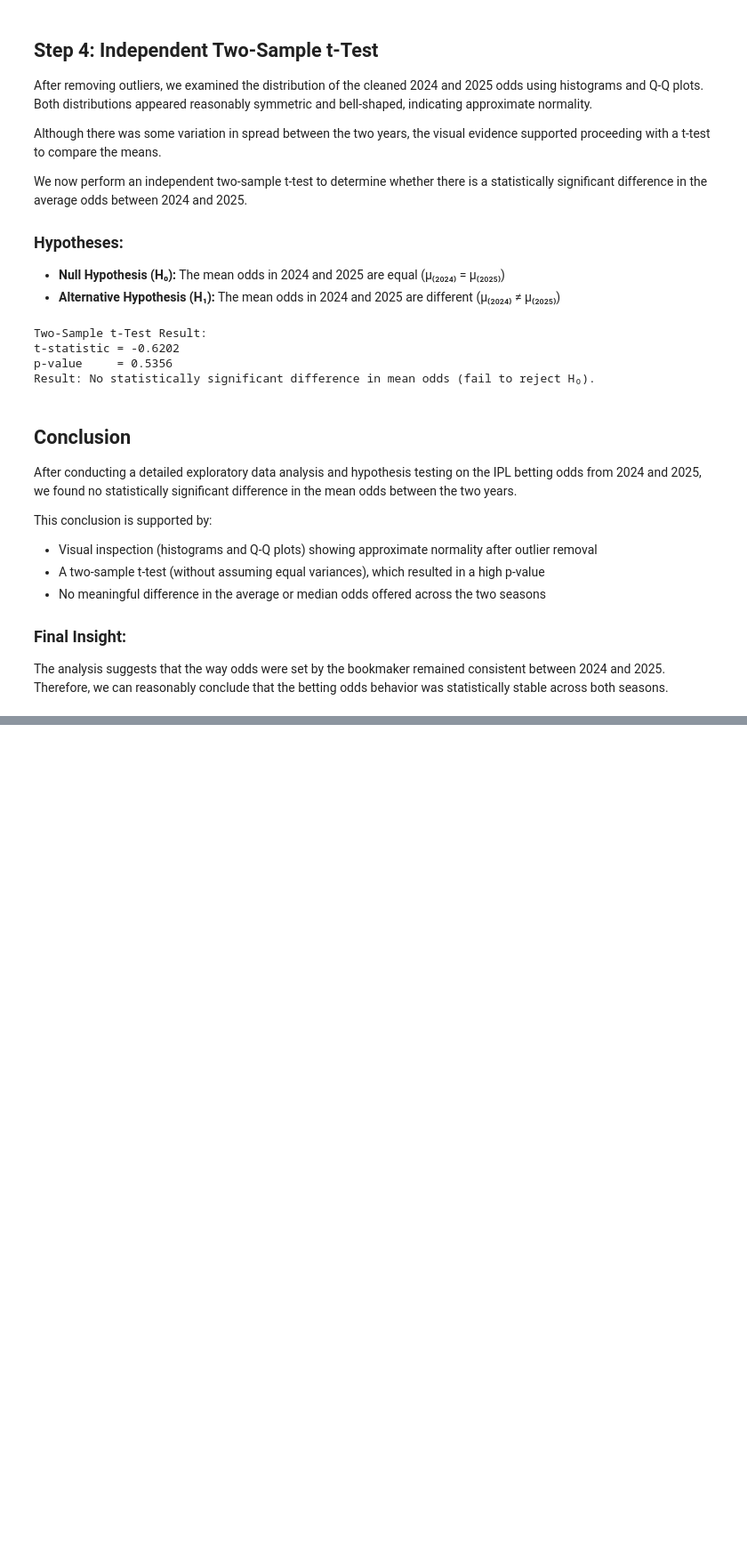
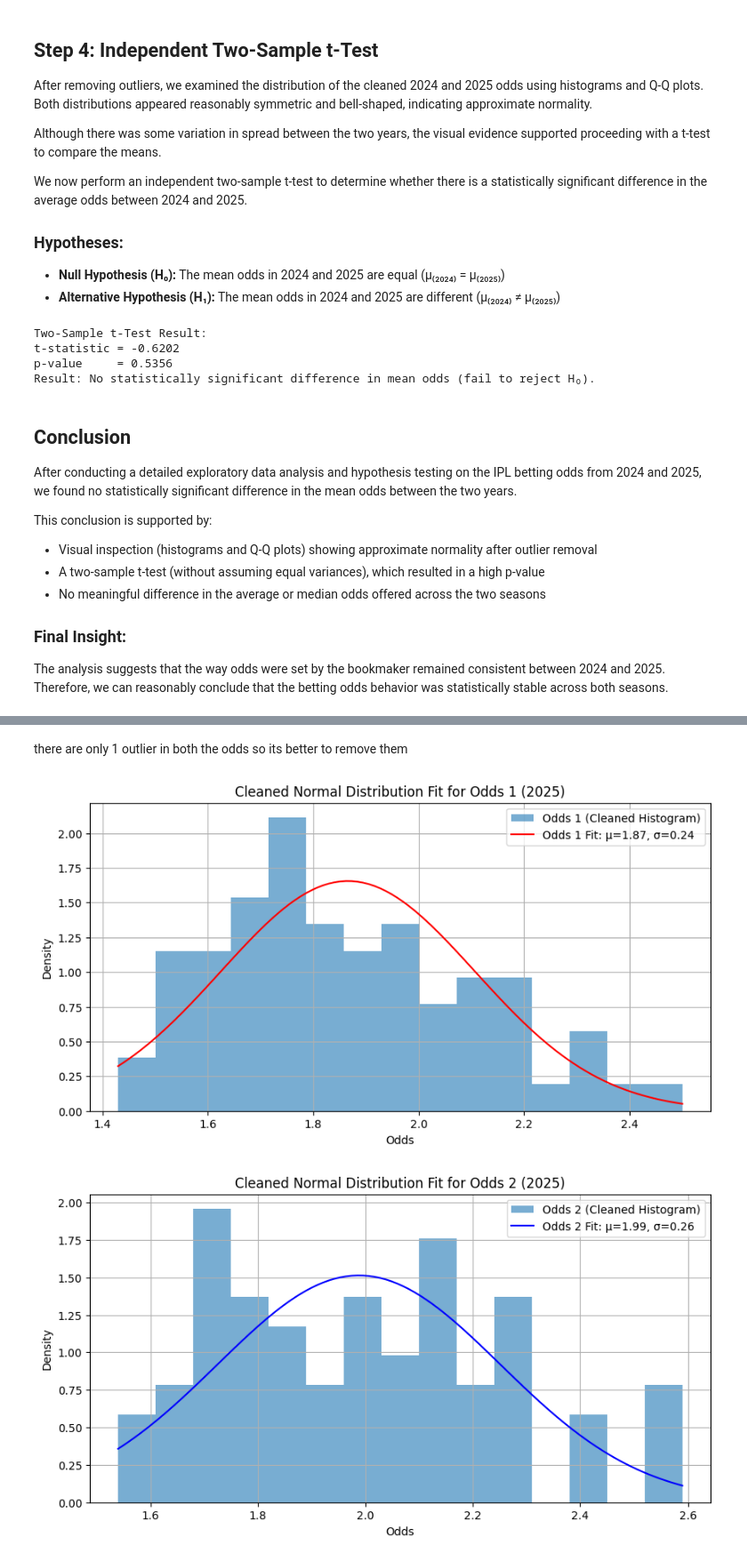
Before and after one commit to VechamGautham/IPL-EARLY-SIXES, a Jupyter notebook: eda.ipynb, the cells around one changed output, grey strips where cells are left out. Shown at 89% size. Drawn from its saved outputs; the diff is of its cells as text; code cells hidden in the pictures; blank space fills up the shorter version.

```diff
--- a/eda.ipynb
+++ b/eda.ipynb
@@ -337,3 +353,62 @@ plt.show()
+# %% [markdown]
+there are only 1 outlier in both the odds so its better to remove them
+# %%
+import pandas as pd
+import matplotlib.pyplot as plt
+import seaborn as sns
+import numpy as np
+from scipy.stats import norm
+
+# Filter for 2025
+odds_df_2025 = odds_df[odds_df["Year"] == 2025]
+odds1 = odds_df_2025['Odds 1']
+odds2 = odds_df_2025['Odds 2']
+
+# IQR-based outlier removal function
+def remove_outliers_iqr(series):
+    Q1 = series.quantile(0.25)
+    Q3 = series.quantile(0.75)
+    IQR = Q3 - Q1
+    lower = Q1 - 1.5 * IQR
+    upper = Q3 + 1.5 * IQR
+    return series[(series >= lower) & (series <= upper)]
+
+# Clean odds 1 and odds 2
+clean_odds1 = remove_outliers_iqr(odds1)
+clean_odds2 = remove_outliers_iqr(odds2)
+
+# Fit normal distributions
+mean1, std1 = norm.fit(clean_odds1)
+mean2, std2 = norm.fit(clean_odds2)
+
+# X-axis ranges
+x1 = np.linspace(clean_odds1.min(), clean_odds1.max(), 100)
+x2 = np.linspace(clean_odds2.min(), clean_odds2.max(), 100)
+
+# Plot Odds 1
+plt.figure(figsize=(10, 5))
+plt.hist(clean_odds1, bins=15, density=True, alpha=0.6, label='Odds 1 (Cleaned Histogram)')
+plt.plot(x1, norm.pdf(x1, mean1, std1), 'r-', label=f'Odds 1 Fit: μ={mean1:.2f}, σ={std1:.2f}')
+plt.title('Cleaned Normal Distribution Fit for Odds 1 (2025)')
+plt.xlabel('Odds')
+plt.ylabel('Density')
+plt.legend()
+plt.grid(True)
+plt.show()
+
+# Plot Odds 2
+plt.figure(figsize=(10, 5))
+plt.hist(clean_odds2, bins=15, density=True, alpha=0.6, label='Odds 2 (Cleaned Histogram)')
+plt.plot(x2, norm.pdf(x2, mean2, std2), 'b-', label=f'Odds 2 Fit: μ={mean2:.2f}, σ={std2:.2f}')
+plt.title('Cleaned Normal Distribution Fit for Odds 2 (2025)')
+plt.xlabel('Odds')
+plt.ylabel('Density')
+plt.legend()
+plt.grid(True)
+plt.show()
+# %% [output]
+[figure, added]
+[figure, added]
 # %%
 import pandas as pd
 import matplotlib.pyplot as plt
```
Also changed, not shown: parts of 18 cells of this notebook.
